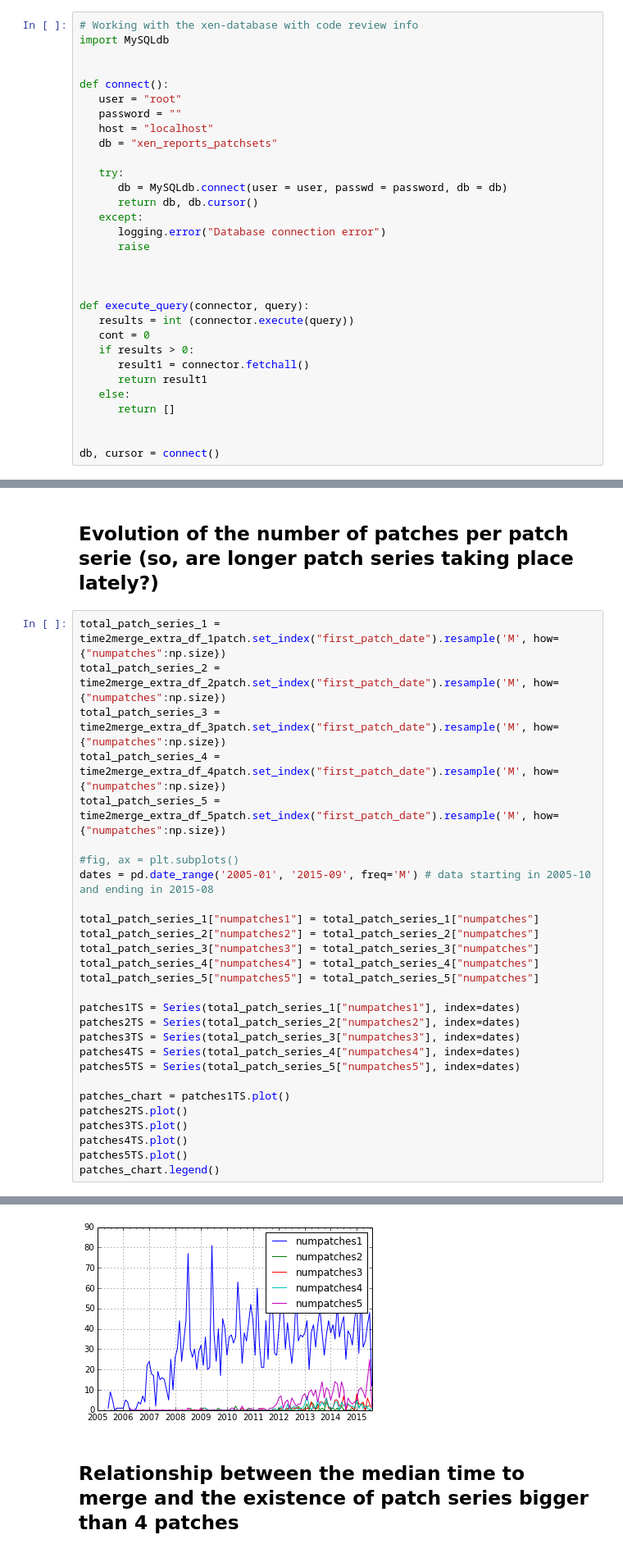
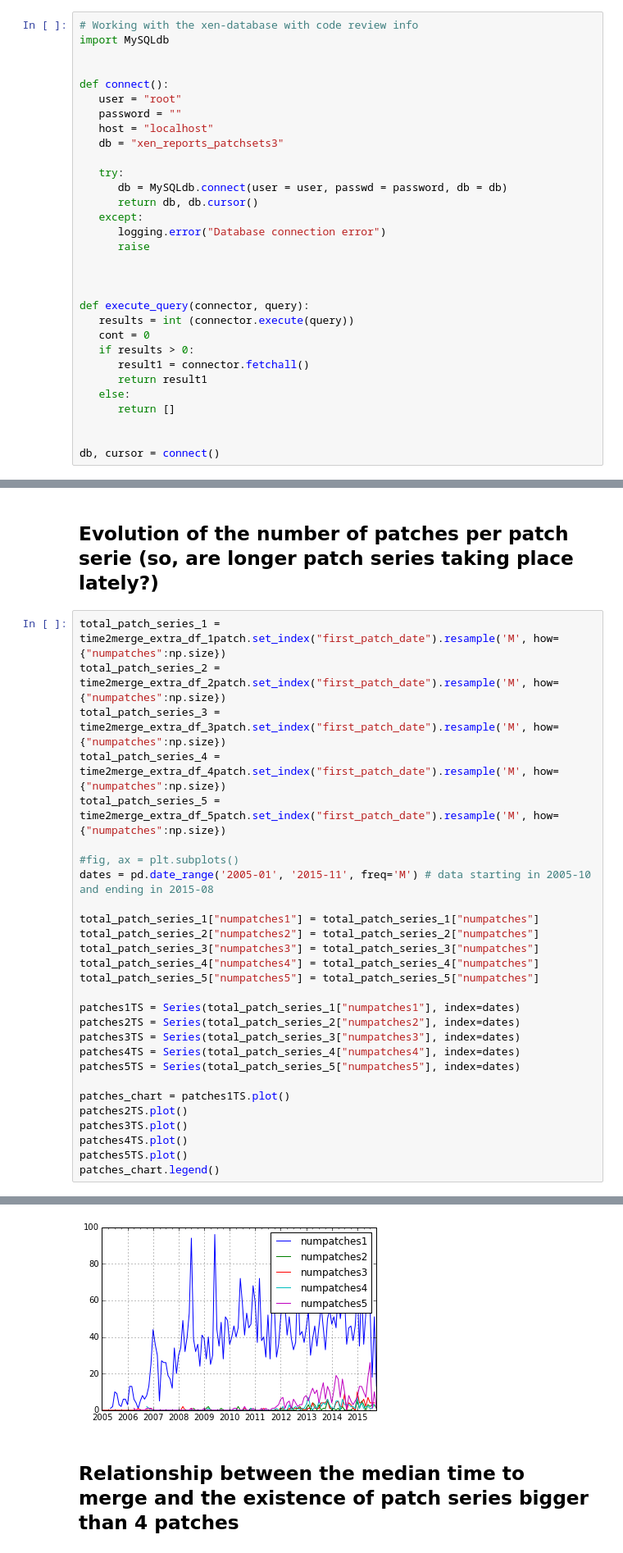
Before and after one commit to dicortazar/ipython-notebooks, a Jupyter notebook: projects/xen-analysis/Code-Review-Metrics.ipynb, the cells around one changed output, grey strips where cells are left out. Shown at 82% size. Saved outputs shown, nothing was run; the diff lists cells and outputs as text.

Commit message:
[xen] Update data with better heuristics

```diff
--- a/projects/xen-analysis/Code-Review-Metrics.ipynb
+++ b/projects/xen-analysis/Code-Review-Metrics.ipynb
@@ -79,7 +79,7 @@ def connect():
    user = "root"
    password = ""
    host = "localhost"
-   db = "xen_reports_patchsets"
+   db = "xen_reports_patchsets3"
 
    try:
       db = MySQLdb.connect(user = user, passwd = password, db = db)
@@ -1151,34 +1223,34 @@ pylab.ylabel("Days")
 # %%
 total_patch_series_1 = time2merge_extra_df_1patch.set_index("first_patch_date").resample('M', how={"numpatches":np.size})
 total_patch_series_2 = time2merge_extra_df_2patch.set_index("first_patch_date").resample('M', how={"numpatches":np.size})
 total_patch_series_3 = time2merge_extra_df_3patch.set_index("first_patch_date").resample('M', how={"numpatches":np.size})
 total_patch_series_4 = time2merge_extra_df_4patch.set_index("first_patch_date").resample('M', how={"numpatches":np.size})
 total_patch_series_5 = time2merge_extra_df_5patch.set_index("first_patch_date").resample('M', how={"numpatches":np.size})
 
 #fig, ax = plt.subplots()
-dates = pd.date_range('2005-01', '2015-09', freq='M') # data starting in 2005-10 and ending in 2015-08
+dates = pd.date_range('2005-01', '2015-11', freq='M') # data starting in 2005-10 and ending in 2015-08
 
 total_patch_series_1["numpatches1"] = total_patch_series_1["numpatches"]
 total_patch_series_2["numpatches2"] = total_patch_series_2["numpatches"]
 total_patch_series_3["numpatches3"] = total_patch_series_3["numpatches"]
 total_patch_series_4["numpatches4"] = total_patch_series_4["numpatches"]
 total_patch_series_5["numpatches5"] = total_patch_series_5["numpatches"]
 
 patches1TS = Series(total_patch_series_1["numpatches1"], index=dates)
 patches2TS = Series(total_patch_series_2["numpatches2"], index=dates)
 patches3TS = Series(total_patch_series_3["numpatches3"], index=dates)
 patches4TS = Series(total_patch_series_4["numpatches4"], index=dates)
 patches5TS = Series(total_patch_series_5["numpatches5"], index=dates)
 
 patches_chart = patches1TS.plot()
 patches2TS.plot()
 patches3TS.plot()
 patches4TS.plot()
 patches5TS.plot()
 patches_chart.legend()
 # %% [output]
 <matplotlib.legend.Legend at 0x...>
-[figure, old version]
+[figure, new version]
 # %% [markdown]
 ## Relationship between the median time to merge and the existence of patch series bigger than 4 patches
 # %%
```
Also changed, not shown: parts of 40 cells of this notebook.
